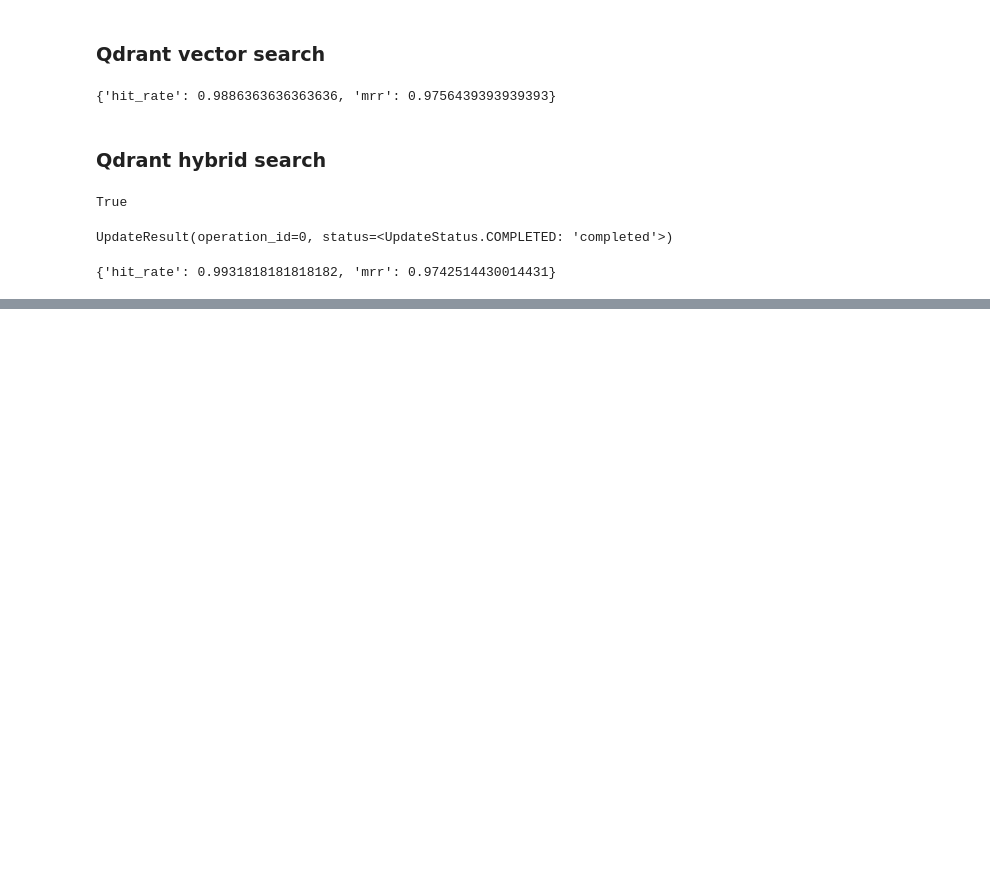
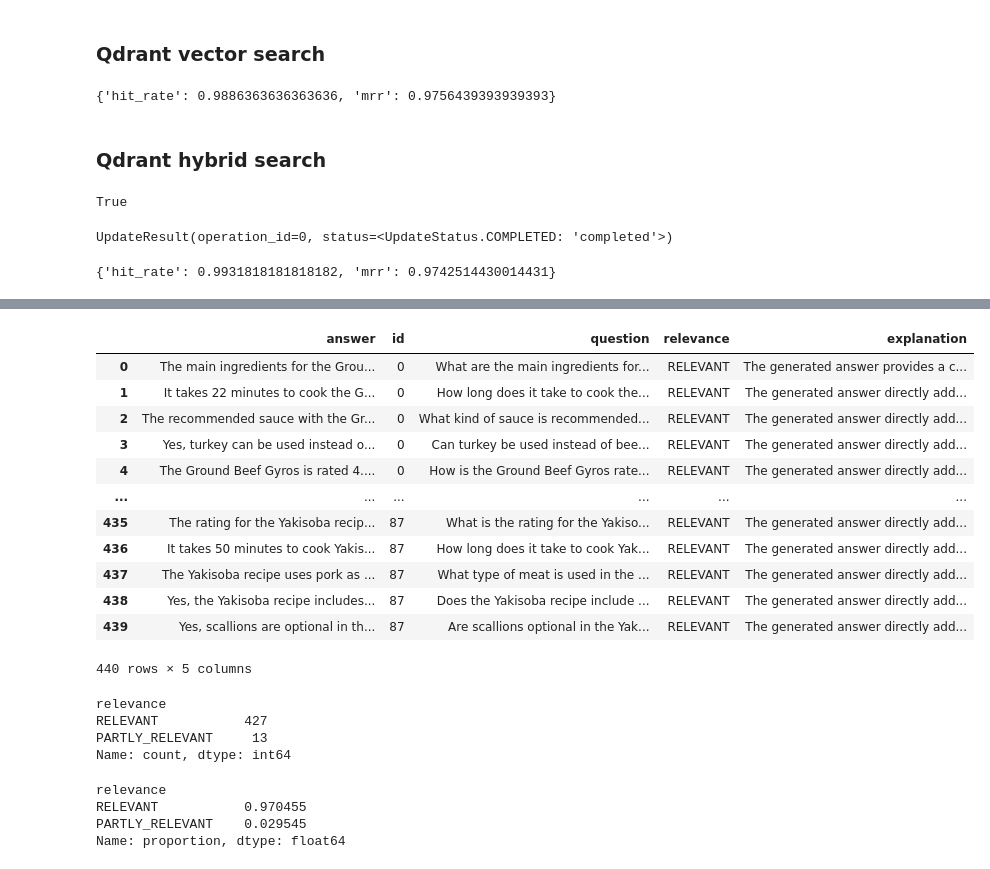
Before and after one commit to Howard233/recipe-rag-assistant, a Jupyter notebook: notebooks/rag-test.ipynb, the cells around one changed output, grey strips where cells are left out. Saved outputs shown, nothing was run; the diff lists cells and outputs as text; code cells hidden in the pictures; blank space fills up the shorter version.

```diff
--- a/notebooks/rag-test.ipynb
+++ b/notebooks/rag-test.ipynb
@@ -417,0 +442,7 @@ evaluate(
+# %%
+record = ground_truth[0]
+question = record["question"]
+answer_llm = rag(question, openai_client, "recipe-rag", "gpt-4o-mini")
+# %%
+prompt = prompt_template.format(question=question, answer_llm=answer_llm)
+print(prompt)
@@ -417,0 +467,58 @@ evaluate(
+# %%
+import json
+
+evaluations = []
+
+for record in tqdm(ground_truth):
+    question = record["question"]
+    answer_llm = rag(
+        query=question, openai_client=openai_client, collection_name="recipe-rag"
+    )
+
+    prompt = prompt_template.format(question=question, answer_llm=answer_llm)
+
+    evaluation = llm(openai_client, prompt)
+    evaluation = json.loads(evaluation)
+
+    evaluations.append((record, answer_llm, evaluation))
+# %%
+df_eval = pd.DataFrame(evaluations, columns=["record", "answer", "evaluation"])
+
+df_eval["id"] = df_eval.record.apply(lambda d: d["id"])
+df_eval["question"] = df_eval.record.apply(lambda d: d["question"])
+
+df_eval["relevance"] = df_eval.evaluation.apply(lambda d: d["Relevance"])
+df_eval["explanation"] = df_eval.evaluation.apply(lambda d: d["Explanation"])
+
+del df_eval["record"]
+del df_eval["evaluation"]
+# %%
+df_eval
+# %% [output]
+|  | answer | id | question | relevance | explanation |
+| 0 | The main ingredients for the Grou... | 0 | What are the main ingredients for... | RELEVANT | The generated answer provides a c... |
+| 1 | It takes 22 minutes to cook the G... | 0 | How long does it take to cook the... | RELEVANT | The generated answer directly add... |
+| 2 | The recommended sauce with the Gr... | 0 | What kind of sauce is recommended... | RELEVANT | The generated answer directly add... |
+| 3 | Yes, turkey can be used instead o... | 0 | Can turkey be used instead of bee... | RELEVANT | The generated answer directly add... |
+| 4 | The Ground Beef Gyros is rated 4.... | 0 | How is the Ground Beef Gyros rate... | RELEVANT | The generated answer directly add... |
+| ... | ... | ... | ... | ... | ... |
+| 435 | The rating for the Yakisoba recip... | 87 | What is the rating for the Yakiso... | RELEVANT | The generated answer directly add... |
+| 436 | It takes 50 minutes to cook Yakis... | 87 | How long does it take to cook Yak... | RELEVANT | The generated answer directly add... |
+| 437 | The Yakisoba recipe uses pork as ... | 87 | What type of meat is used in the ... | RELEVANT | The generated answer directly add... |
+| 438 | Yes, the Yakisoba recipe includes... | 87 | Does the Yakisoba recipe include ... | RELEVANT | The generated answer directly add... |
+| 439 | Yes, scallions are optional in th... | 87 | Are scallions optional in the Yak... | RELEVANT | The generated answer directly add... |
+440 rows × 5 columns
+# %%
+df_eval.relevance.value_counts()
+# %% [output]
+relevance
+RELEVANT           427
+PARTLY_RELEVANT     13
+Name: count, dtype: int64
+# %%
+df_eval.relevance.value_counts(normalize=True)
+# %% [output]
+relevance
+RELEVANT           0.970455
+PARTLY_RELEVANT    0.029545
+Name: proportion, dtype: float64
```
Also changed, not shown: parts of 13 cells of this notebook, 19 other files.
